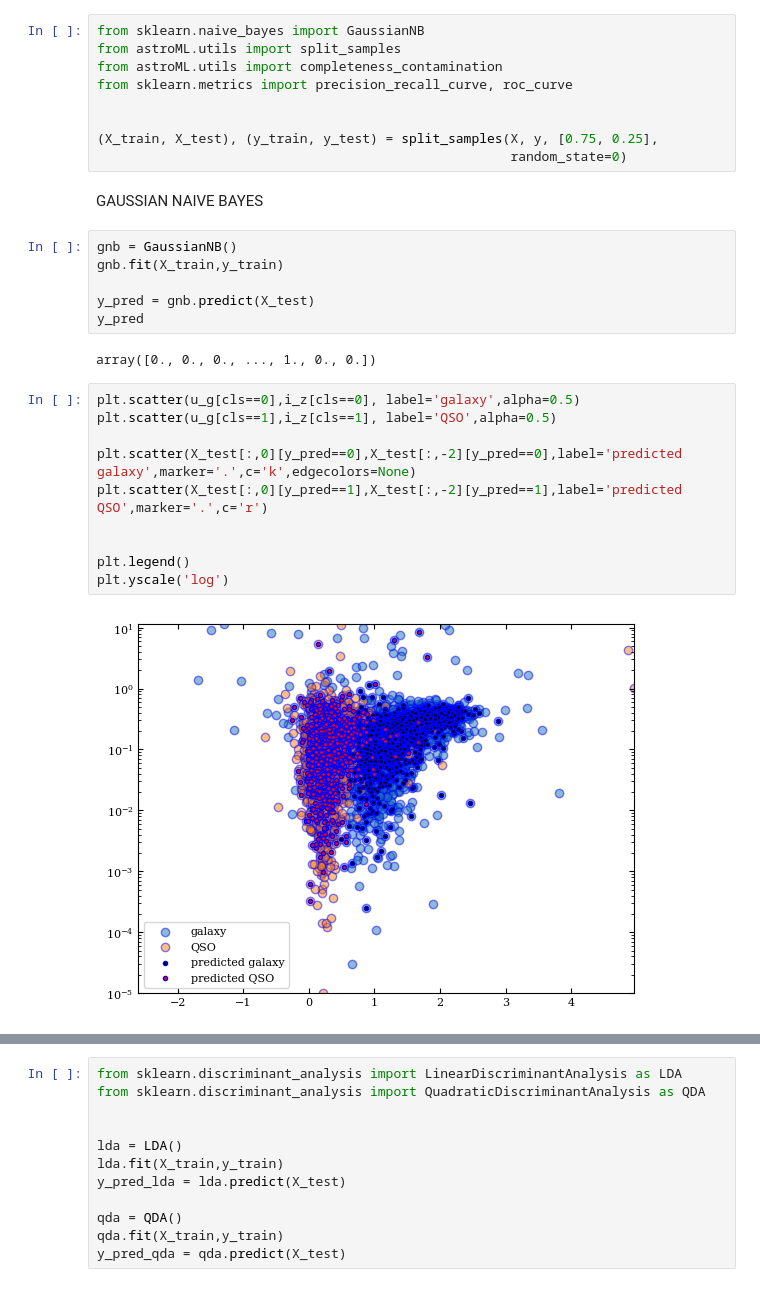
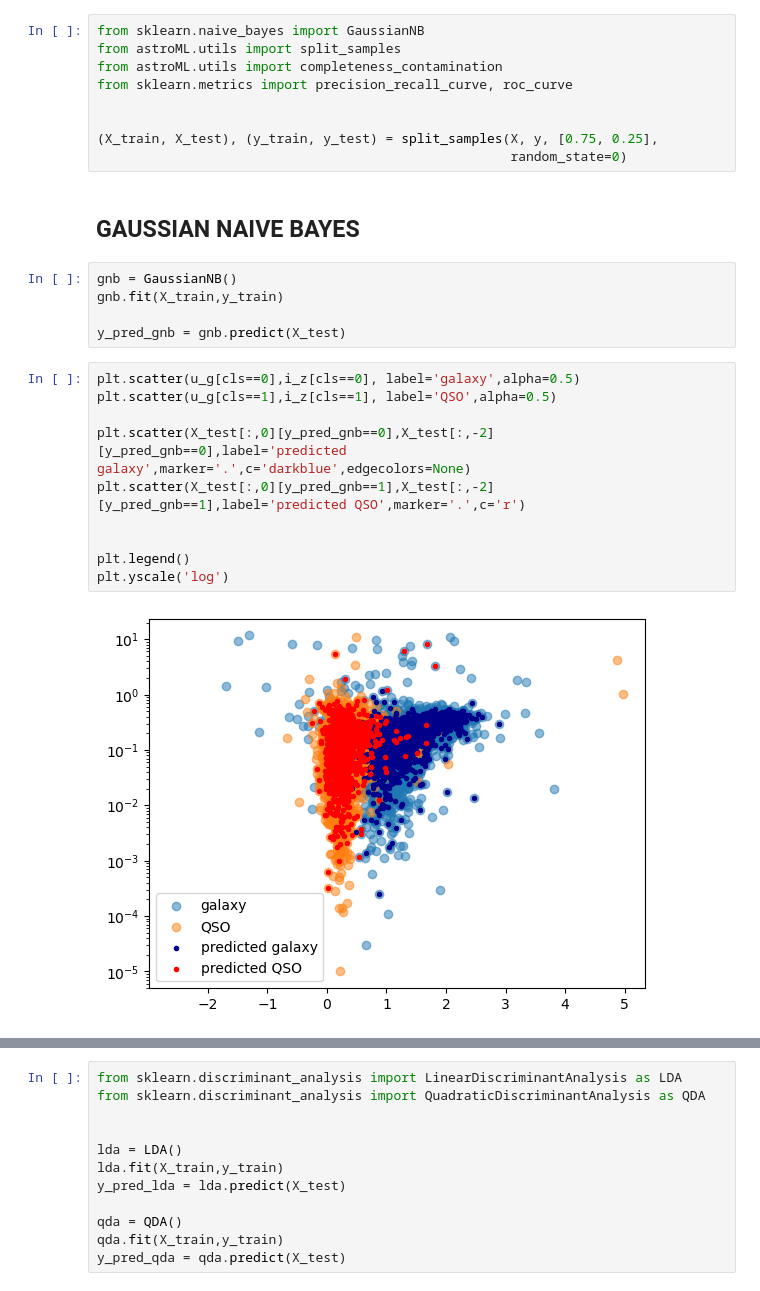
Before and after one commit to ebianchi803/astrostatistics_bicocca_2026, a Jupyter notebook: working/L19.ipynb, the cells around one changed output, grey strips where cells are left out. Drawn from its saved outputs; the diff is of its cells as text.

```diff
--- a/working/L19.ipynb
+++ b/working/L19.ipynb
@@ -67,24 +67,22 @@ from sklearn.metrics import precision_recall_curve, roc_curve
                                                      random_state=0)
 # %% [markdown]
 GAUSSIAN NAIVE BAYES
+-
 # %%
 gnb = GaussianNB()
 gnb.fit(X_train,y_train)
 
-y_pred = gnb.predict(X_test)
-y_pred
+y_pred_gnb = gnb.predict(X_test)
-# %% [output]
-array([0., 0., 0., ..., 1., 0., 0.])
 # %%
 plt.scatter(u_g[cls==0],i_z[cls==0], label='galaxy',alpha=0.5)
 plt.scatter(u_g[cls==1],i_z[cls==1], label='QSO',alpha=0.5)
 
-plt.scatter(X_test[:,0][y_pred==0],X_test[:,-2][y_pred==0],label='predicted galaxy',marker='.',c='k',edgecolors=None)
-plt.scatter(X_test[:,0][y_pred==1],X_test[:,-2][y_pred==1],label='predicted QSO',marker='.',c='r')
+plt.scatter(X_test[:,0][y_pred_gnb==0],X_test[:,-2][y_pred_gnb==0],label='predicted galaxy',marker='.',c='darkblue',edgecolors=None)
+plt.scatter(X_test[:,0][y_pred_gnb==1],X_test[:,-2][y_pred_gnb==1],label='predicted QSO',marker='.',c='r')
 
 
 plt.legend()
 plt.yscale('log')
 # %% [output]
-[figure, old version]
+[figure, new version]
 # %%
```
Also changed, not shown: parts of 15 cells of this notebook.
